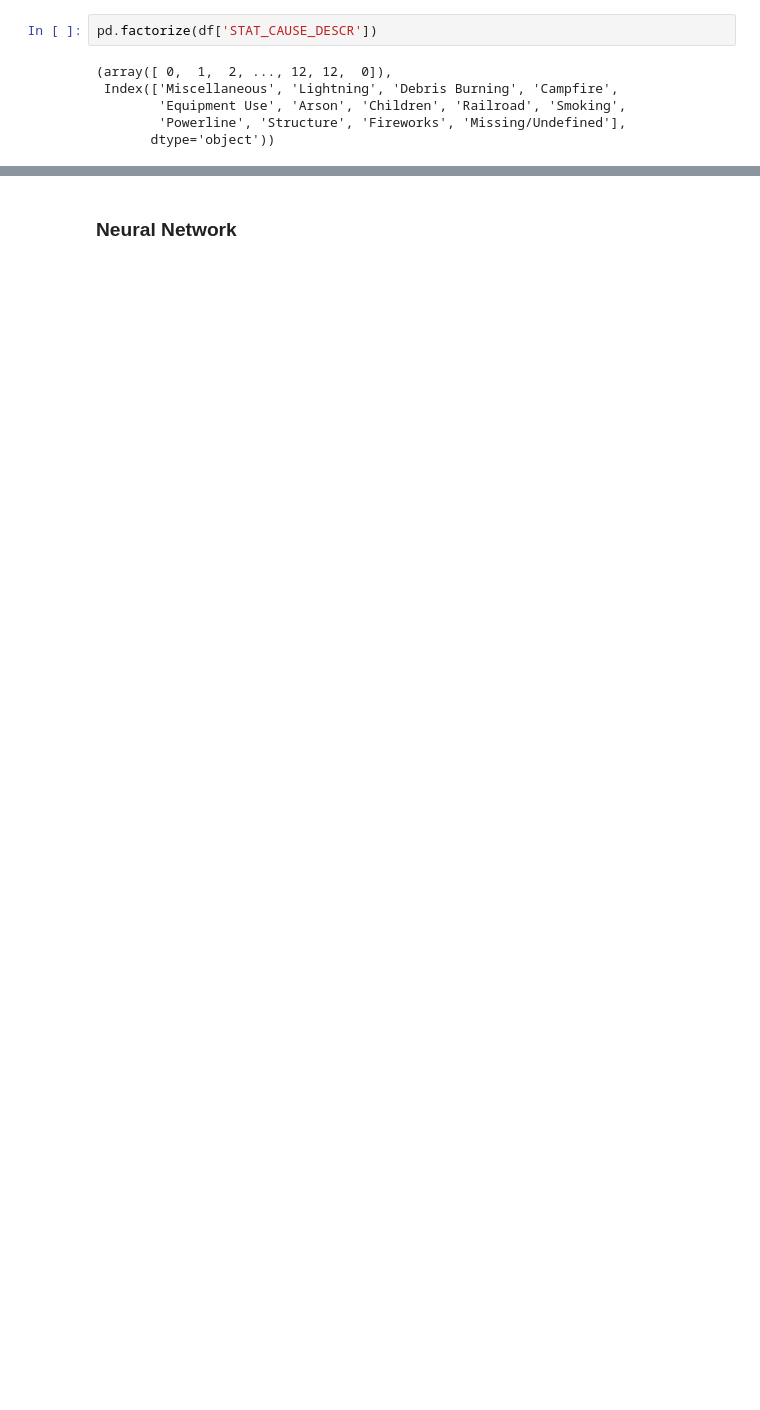
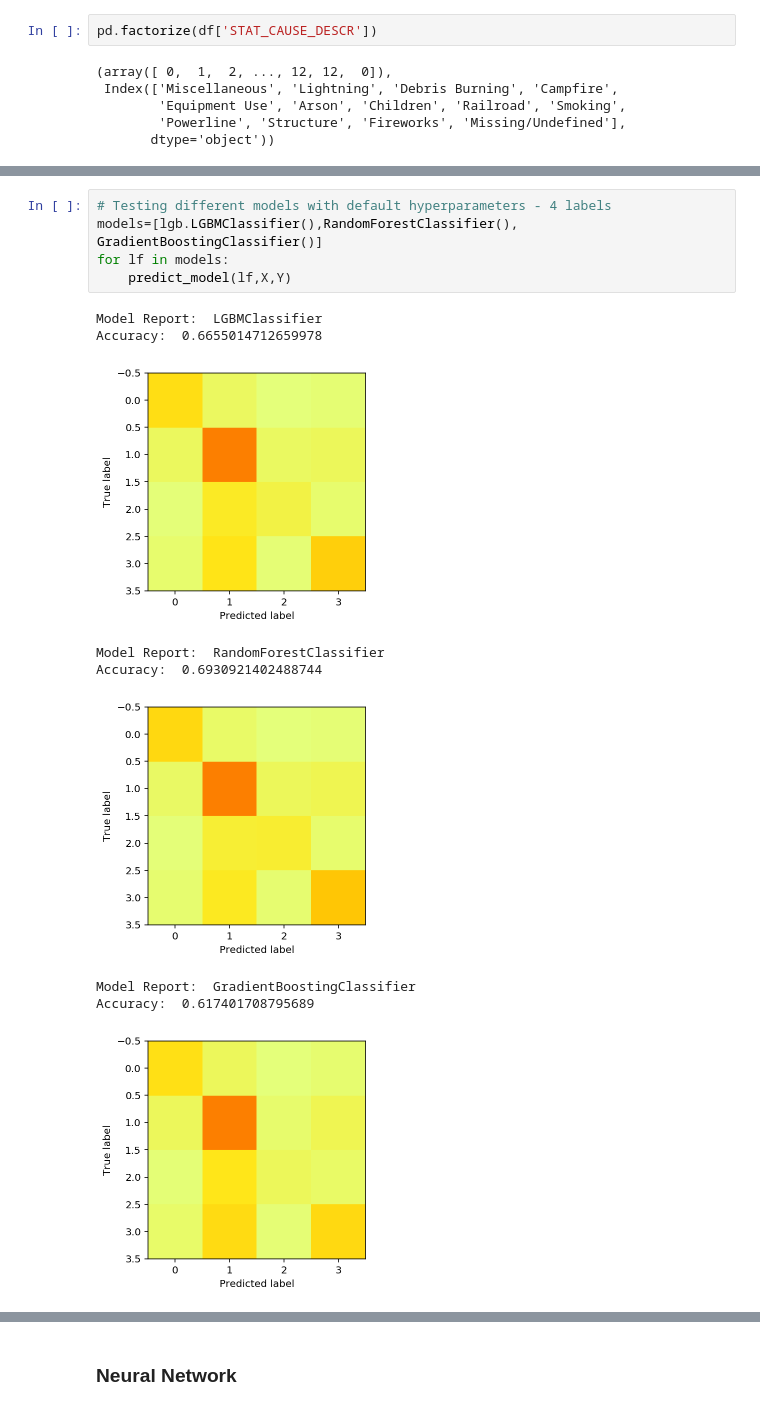
Before and after one commit to prajvalgupta/bds-project, a Jupyter notebook: Subhayu Codes/FinalProject-Wildfire.ipynb, the cells around one changed output, grey strips where cells are left out. Drawn from its saved outputs; the diff is of its cells as text; blank space fills up the shorter version.

```diff
--- a/Subhayu Codes/FinalProject-Wildfire.ipynb
+++ b/Subhayu Codes/FinalProject-Wildfire.ipynb
@@ -200,0 +270,15 @@ KeyboardInterrupt:
+# %%
+# Testing different models with default hyperparameters - 4 labels
+models=[lgb.LGBMClassifier(),RandomForestClassifier(), GradientBoostingClassifier()]
+for lf in models:
+    predict_model(lf,X,Y)
+# %% [output]
+Model Report:  LGBMClassifier
+Accuracy:  0.6655014712659978
+[figure, added]
+Model Report:  RandomForestClassifier
+Accuracy:  0.6930921402488744
+[figure, added]
+Model Report:  GradientBoostingClassifier
+Accuracy:  0.617401708795689
+[figure, added]
```
Also changed, not shown: parts of 30 cells of this notebook.
